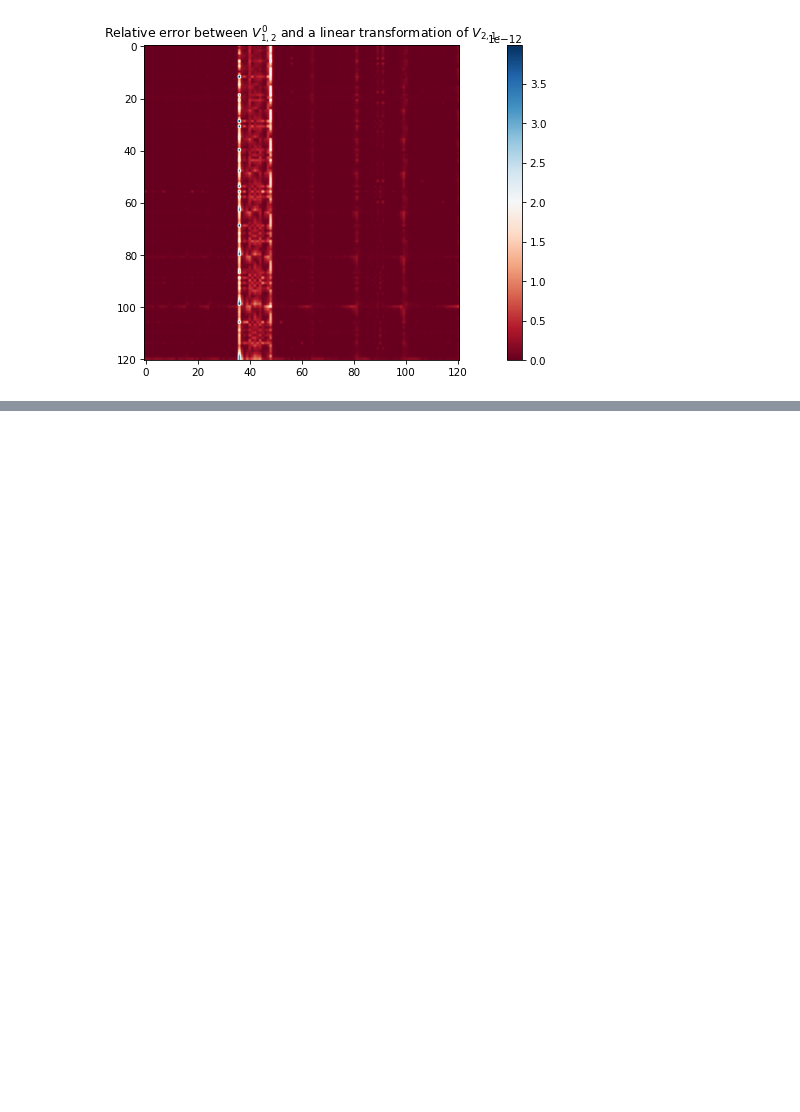
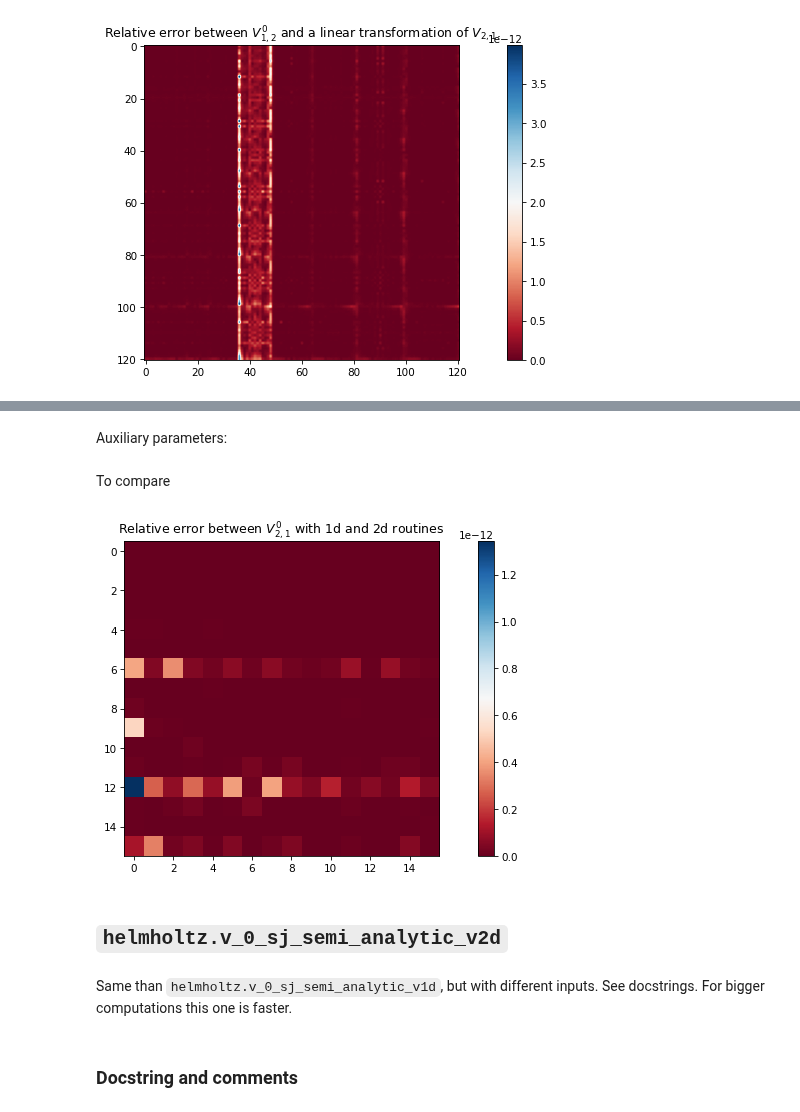
Before and after one commit to iamartineza/biosspheres, a Jupyter notebook: notebooks/crossinteraction_overview.ipynb, the cells around one changed output, grey strips where cells are left out. Saved outputs shown, nothing was run; the diff lists cells and outputs as text; code cells hidden in the pictures; blank space fills up the shorter version.

Commit message:
added example for v_0_sj_semi_analytic_v2d with Laplace and Helmholtz kernel

```diff
--- a/notebooks/crossinteraction_overview.ipynb
+++ b/notebooks/crossinteraction_overview.ipynb
@@ -394,0 +432,48 @@ plt.show()
+# %%
+big_l = 3
+big_l_c = 25
+# %% [markdown]
+Auxiliary parameters:
+# %%
+quantity_theta_points, quantity_phi_points, weights, pre_vector_t_2d = \
+    quadratures.gauss_legendre_trapezoidal_2d(big_l_c)
+(r_coord_1tf_2d, phi_coord_1tf_2d, cos_theta_coord_1tf_2d,
+ er_times_n_1tf_2d, etheta_times_n_1tf_2d, ephi_times_n_1tf_2d) = \
+    (quadratures.
+    from_sphere_s_cartesian_to_j_spherical_and_spherical_vectors_2d(
+        radio_2, p_1, p_2, quantity_theta_points, quantity_phi_points,
+        pre_vector_t_2d))
+pesykus, p2_plus_p_plus_q, p2_plus_p_minus_q = auxindexes.pes_y_kus(big_l)
+# %%
+data_v21_2d = lacross.v_0_sj_semi_analytic_v2d(
+    big_l, radio_1, radio_2, r_coord_1tf_2d, phi_coord_1tf_2d,
+    cos_theta_coord_1tf_2d, weights, pre_vector_t_2d[2, :, 0],
+    quantity_theta_points, quantity_phi_points, pesykus, p2_plus_p_plus_q,
+    p2_plus_p_minus_q)
+# %% [markdown]
+To compare
+# %%
+final_length, pre_vector_t, transform = \
+    quadratures.real_spherical_harmonic_transform_1d(big_l, big_l_c)
+r_coord_1tf, phi_coord_1tf, cos_theta_coord_1tf = (
+    quadratures.
+    from_sphere_s_cartesian_to_j_spherical_1d(
+        radio_2, p_1, p_2, final_length, pre_vector_t))
+data_v21 = lacross.v_0_sj_semi_analytic_v1d(
+    big_l, radio_1, radio_2, r_coord_1tf, phi_coord_1tf,
+    cos_theta_coord_1tf, final_length, transform)
+# %%
+plt.figure(dpi=75., layout='constrained')
+im = np.abs(data_v21_2d - data_v21) / np.abs(data_v21)
+plt.imshow(im, cmap='RdBu')
+plt.colorbar()
+plt.title('Relative error between $V_{2,1}^0$ with 1d and 2d routines')
+plt.show()
+# %% [output]
+[figure, added]
+# %% [markdown]
+## `helmholtz.v_0_sj_semi_analytic_v2d`
+# %% [markdown]
+Same than `helmholtz.v_0_sj_semi_analytic_v1d`, but with different inputs. See docstrings. For bigger computations this one is faster.
+# %% [markdown]
+### Docstring and comments
```
Also changed, not shown: parts of 24 cells of this notebook.
